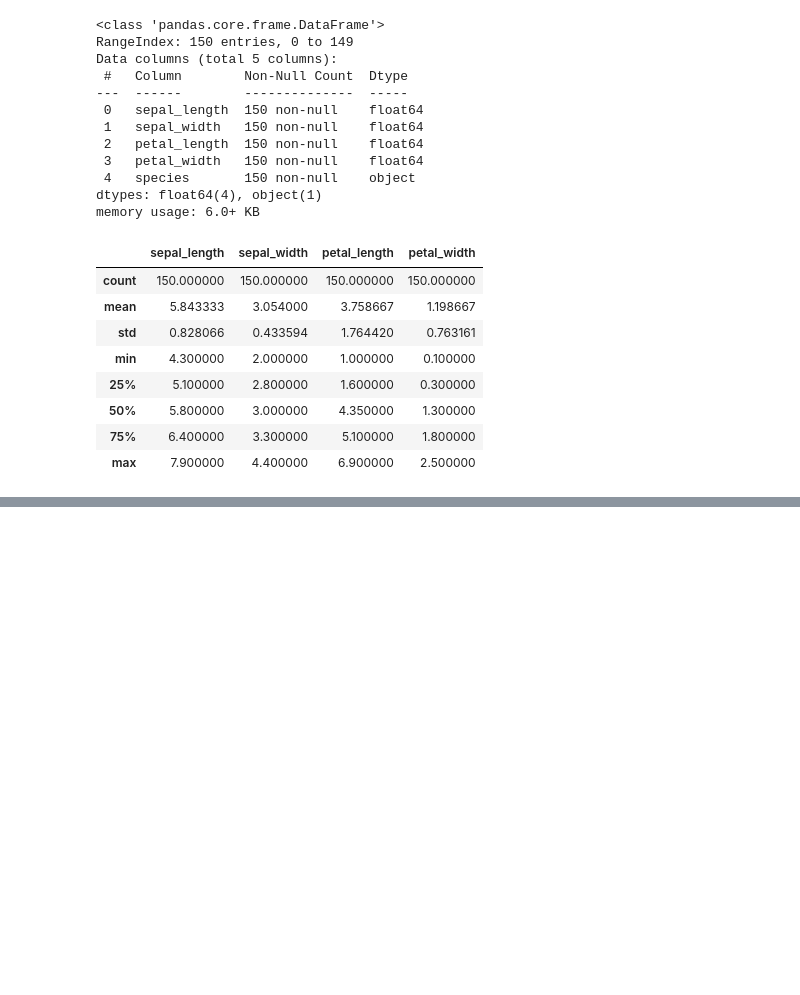
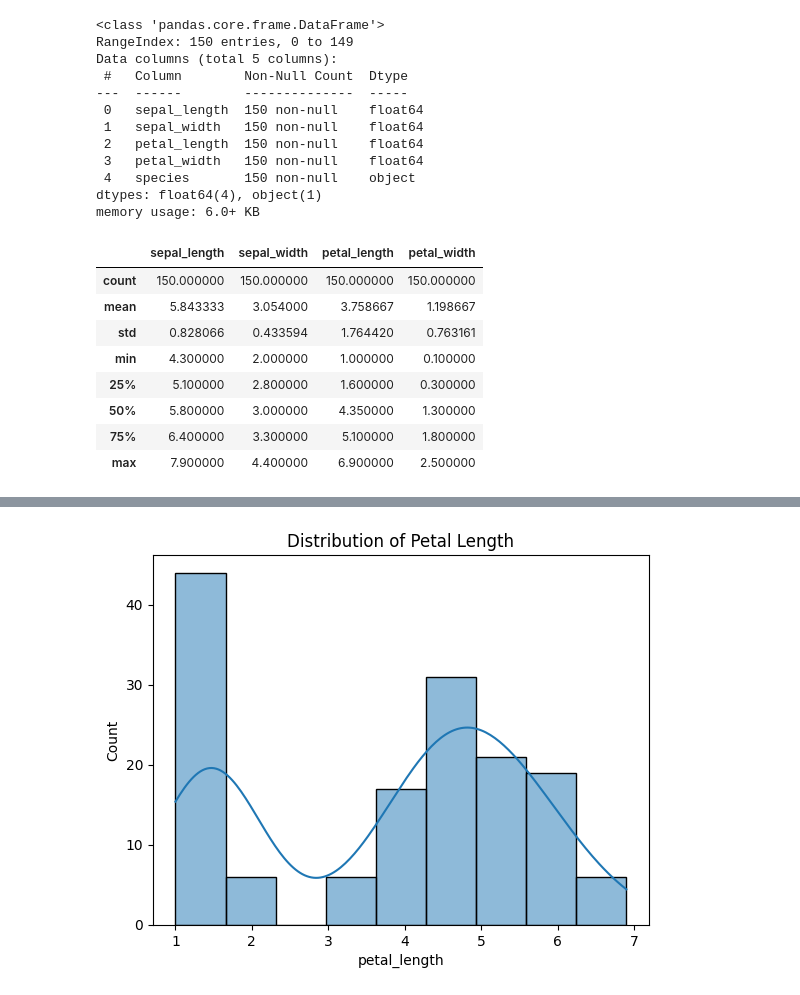
Before and after one commit to AbdullahbinTahir42/DHC-564, a Jupyter notebook: task1/Exploration.ipynb, the cells around one changed output, grey strips where cells are left out. Drawn from its saved outputs; the diff is of its cells as text; code cells hidden in the pictures; blank space fills up the shorter version.

```diff
--- a/task1/Exploration.ipynb
+++ b/task1/Exploration.ipynb
@@ -54,0 +65,7 @@ df.describe()
+# %%
+# Visualize the distribution of a numerical column, e.g., petal length
+sns.histplot(data=df, x='petal_length', kde=True)
+plt.title('Distribution of Petal Length')
+plt.show()
+# %% [output]
+[figure, added]
```
Also changed, not shown: parts of 7 cells of this notebook.
